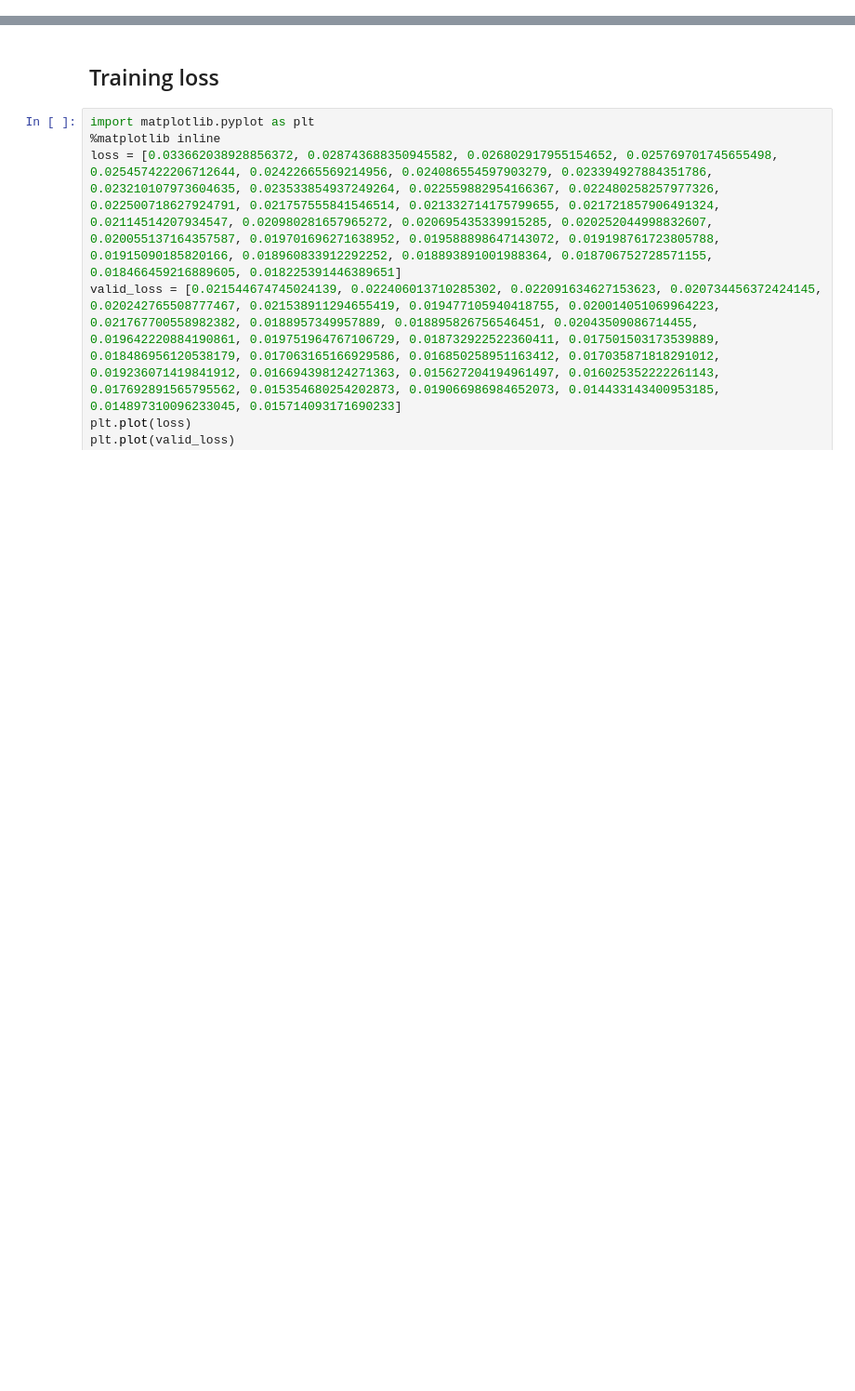
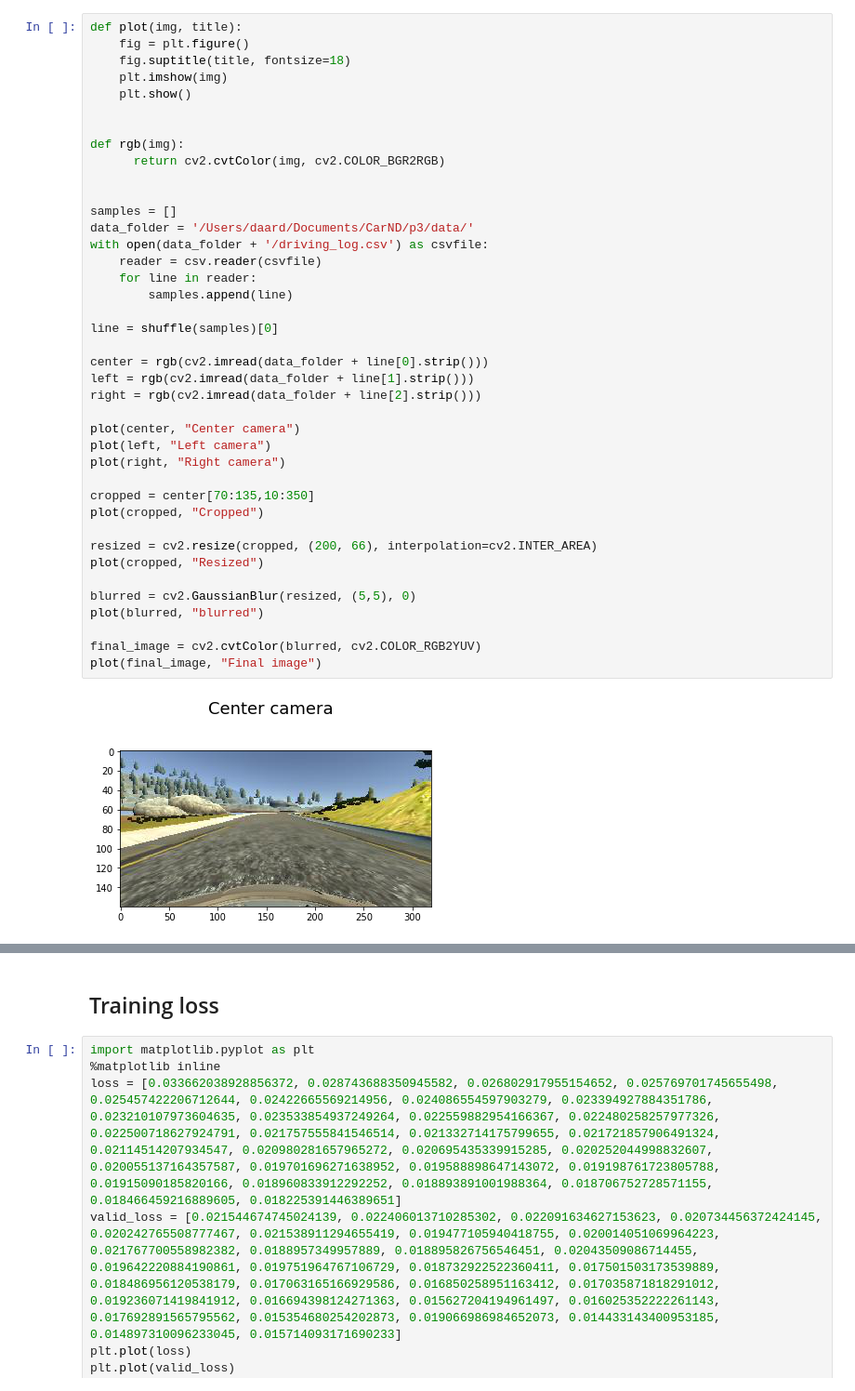
Before and after one commit to Daard/CarND-Behavioral-Cloning-P3, a Jupyter notebook: visualize.ipynb, the cells around one changed output, grey strips where cells are left out. Shown at 93% size. Cells and saved outputs as stored; diff of their text form; blank space fills up the shorter version.

Commit message:
added visualization

```diff
--- a/visualize.ipynb
+++ b/visualize.ipynb
@@ -0,0 +12,42 @@
+# %%
+def plot(img, title):
+    fig = plt.figure()
+    fig.suptitle(title, fontsize=18)
+    plt.imshow(img)
+    plt.show()
+
+
+def rgb(img):
+      return cv2.cvtColor(img, cv2.COLOR_BGR2RGB)
+
+
+samples = []
+data_folder = '/Users/daard/Documents/CarND/p3/data/'
+with open(data_folder + '/driving_log.csv') as csvfile:
+    reader = csv.reader(csvfile)
+    for line in reader:
+        samples.append(line)
+
+line = shuffle(samples)[0]
+
+center = rgb(cv2.imread(data_folder + line[0].strip()))
+left = rgb(cv2.imread(data_folder + line[1].strip()))
+right = rgb(cv2.imread(data_folder + line[2].strip()))
+
+plot(center, "Center camera")
+plot(left, "Left camera")
+plot(right, "Right camera")
+
+cropped = center[70:135,10:350]
+plot(cropped, "Cropped")
+
+resized = cv2.resize(cropped, (200, 66), interpolation=cv2.INTER_AREA)
+plot(cropped, "Resized")
+
+blurred = cv2.GaussianBlur(resized, (5,5), 0)
+plot(blurred, "blurred")
+
+final_image = cv2.cvtColor(blurred, cv2.COLOR_RGB2YUV)
+plot(final_image, "Final image")
+# %% [output]
+[figure, added]
```
Also changed, not shown: parts of 2 cells of this notebook.
